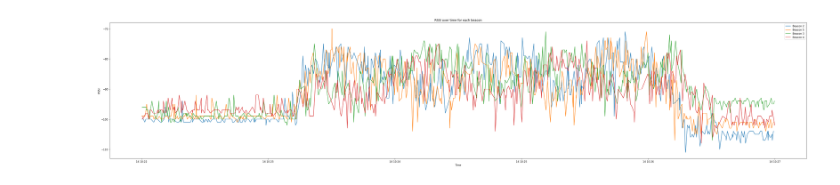
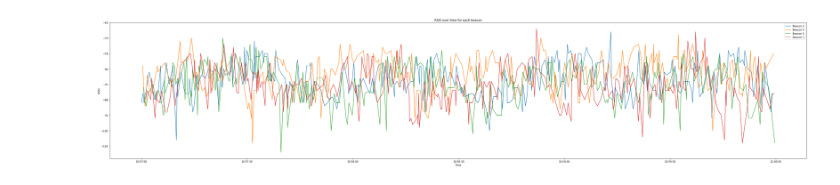
Before and after one commit to kazuyahirotsu/LoRaPos, a Jupyter notebook: experiments/received_data.ipynb, the cells around one changed output. Drawn from its saved outputs; the diff is of its cells as text; code cells hidden in the pictures.

```diff
--- a/experiments/received_data.ipynb
+++ b/experiments/received_data.ipynb
@@ -1,27 +1,37 @@
 # %%
 # Select start and end date
-start_date = '2023-07-14 10:00:00'
-end_date = '2023-07-14 11:30:00'
+start_date = '2023-07-14 10:22:00'
+end_date = '2023-07-14 11:01:00'
 
 # # big round test
 start_date = '2023-07-14 10:22:00'
 end_date = '2023-07-14 10:27:00'
+# start_date = '2023-07-14 10:23:30'
+# end_date = '2023-07-14 10:26:00'
 
 # # going up test
 # start_date = '2023-07-14 10:28:00'
-# end_date = '2023-07-14 10:34:00'
+# end_date = '2023-07-14 10:35:00'
+# start_date = '2023-07-14 10:30:00'
+# end_date = '2023-07-14 10:33:00'
 
 # # big 8 test
-# start_date = '2023-07-14 10:38:00'
+# start_date = '2023-07-14 10:39:00'
+# end_date = '2023-07-14 10:44:00'
+# start_date = '2023-07-14 10:39:30'
 # end_date = '2023-07-14 10:43:00'
 
 # # small round test
 # start_date = '2023-07-14 10:49:00'
 # end_date = '2023-07-14 10:56:00'
+start_date = '2023-07-14 10:52:30'
+end_date = '2023-07-14 10:55:30'
 
 # small 8 test
-# start_date = '2023-07-14 10:56:00'
-# end_date = '2023-07-14 11:01:00'
+start_date = '2023-07-14 10:56:00'
+end_date = '2023-07-14 11:01:00'
+start_date = '2023-07-14 10:57:00'
+end_date = '2023-07-14 11:00:00'
 # %%
 import pandas as pd
 import matplotlib.pyplot as plt
@@ -30,32 +40,33 @@ import matplotlib.pyplot as plt
 data = pd.read_csv('data_0714/lora_module_received_1689321731873899299.csv', skipinitialspace=True)
 
 # Filter the DataFrame
 data = data[data['packet_text'].isin(['2', '3', '4', '5'])]
 
 # Convert the received_time to datetime format
 data['received_time'] = pd.to_datetime(data['received_time'], unit='ns')
 
 # Localize the timestamp to GMT first (assuming the original time is in GMT)
 data['received_time'] = data['received_time'].dt.tz_localize('GMT')
 
 # Convert to Rome time
 data['received_time'] = data['received_time'].dt.tz_convert('Europe/Rome')
 
 # Filter data based on the date range
 mask = (data['received_time'] > start_date) & (data['received_time'] <= end_date)
 data = data.loc[mask]
 
-plt.figure(figsize=(50,10))
+plt.figure(figsize=(50,10),facecolor="white")
 
 # Plot the RSSI for each beacon over time
 for beacon in data['packet_text'].unique():
     beacon_data = data[data['packet_text'] == beacon]
     plt.plot(beacon_data['received_time'], beacon_data['rssi'], label=f'Beacon {beacon}')
 
+
 plt.xlabel('Time')
 plt.ylabel('RSSI')
 plt.title('RSSI over time for each beacon')
 plt.legend()
 plt.show()
 # %% [output]
-[figure, old version]
+[figure, new version]
```
Also changed, not shown: parts of 1 cell of this notebook, 33 other files.
